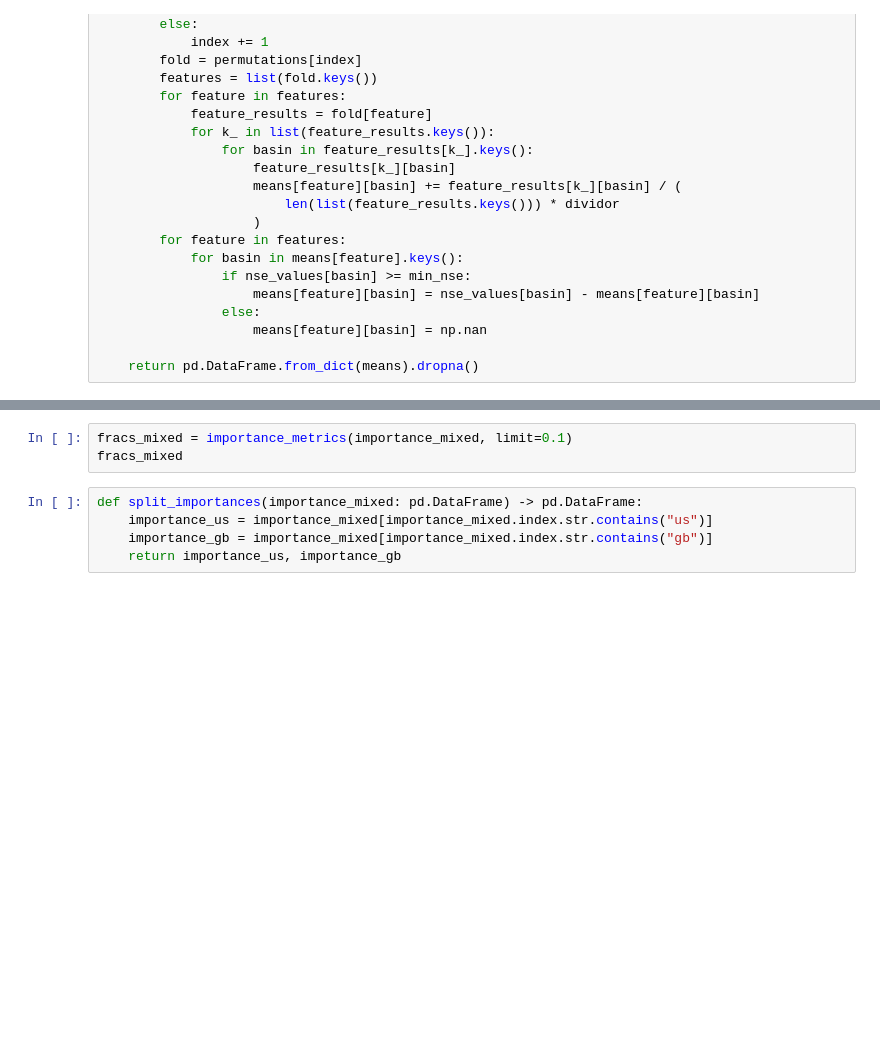
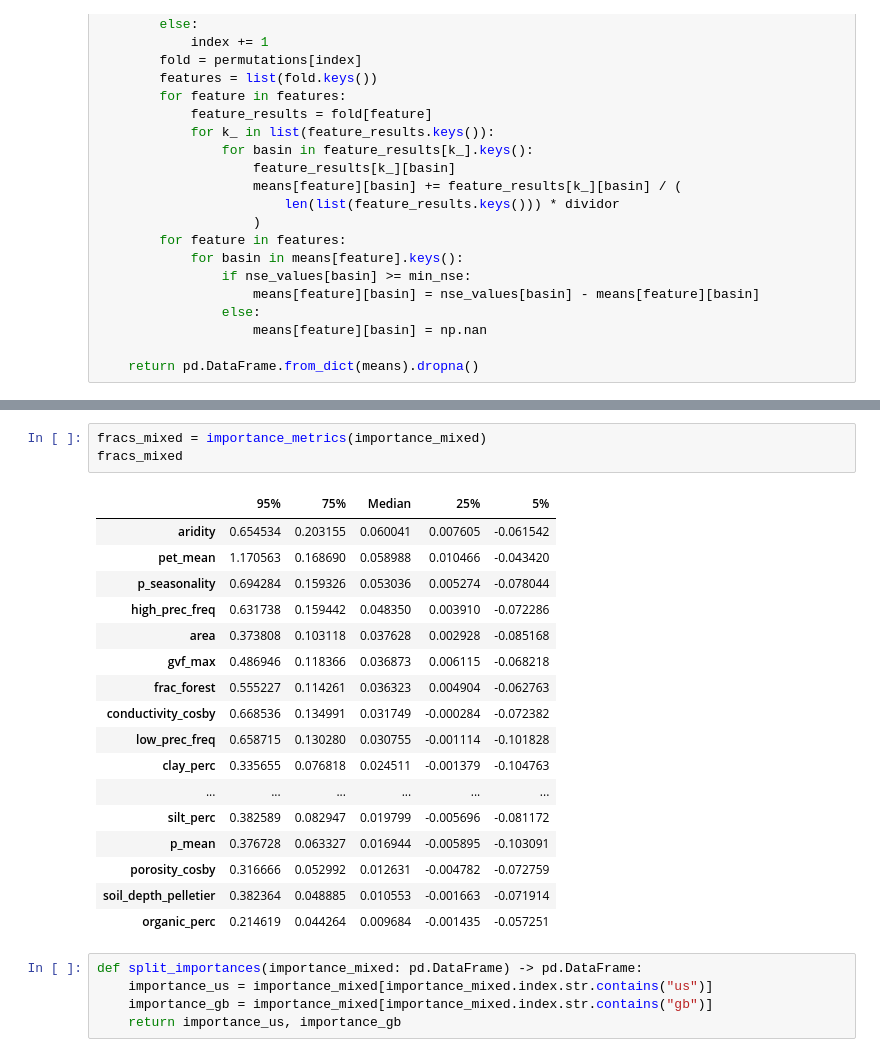
Before and after one commit to bernharl/Master-Thesis, a Jupyter notebook: notebooks/permutation_test.ipynb, the cells around one changed output, grey strips where cells are left out. Cells and saved outputs as stored; diff of their text form; blank space fills up the shorter version.

```diff
--- a/notebooks/permutation_test.ipynb
+++ b/notebooks/permutation_test.ipynb
@@ -603,6 +699,24 @@ importance_mixed
 # %%
-fracs_mixed = importance_metrics(importance_mixed, limit=0.1)
+fracs_mixed = importance_metrics(importance_mixed)
 fracs_mixed
+# %% [output]
+|  | 95% | 75% | Median | 25% | 5% |
+| aridity | 0.654534 | 0.203155 | 0.060041 | 0.007605 | -0.061542 |
+| pet_mean | 1.170563 | 0.168690 | 0.058988 | 0.010466 | -0.043420 |
+| p_seasonality | 0.694284 | 0.159326 | 0.053036 | 0.005274 | -0.078044 |
+| high_prec_freq | 0.631738 | 0.159442 | 0.048350 | 0.003910 | -0.072286 |
+| area | 0.373808 | 0.103118 | 0.037628 | 0.002928 | -0.085168 |
+| gvf_max | 0.486946 | 0.118366 | 0.036873 | 0.006115 | -0.068218 |
+| frac_forest | 0.555227 | 0.114261 | 0.036323 | 0.004904 | -0.062763 |
+| conductivity_cosby | 0.668536 | 0.134991 | 0.031749 | -0.000284 | -0.072382 |
+| low_prec_freq | 0.658715 | 0.130280 | 0.030755 | -0.001114 | -0.101828 |
+| clay_perc | 0.335655 | 0.076818 | 0.024511 | -0.001379 | -0.104763 |
+| ... | ... | ... | ... | ... | ... |
+| silt_perc | 0.382589 | 0.082947 | 0.019799 | -0.005696 | -0.081172 |
+| p_mean | 0.376728 | 0.063327 | 0.016944 | -0.005895 | -0.103091 |
+| porosity_cosby | 0.316666 | 0.052992 | 0.012631 | -0.004782 | -0.072759 |
+| soil_depth_pelletier | 0.382364 | 0.048885 | 0.010553 | -0.001663 | -0.071914 |
+| organic_perc | 0.214619 | 0.044264 | 0.009684 | -0.001435 | -0.057251 |
 # %%
 def split_importances(importance_mixed: pd.DataFrame) -> pd.DataFrame:
     importance_us = importance_mixed[importance_mixed.index.str.contains("us")]
```
Also changed, not shown: parts of 16 cells of this notebook, 1 other file.
